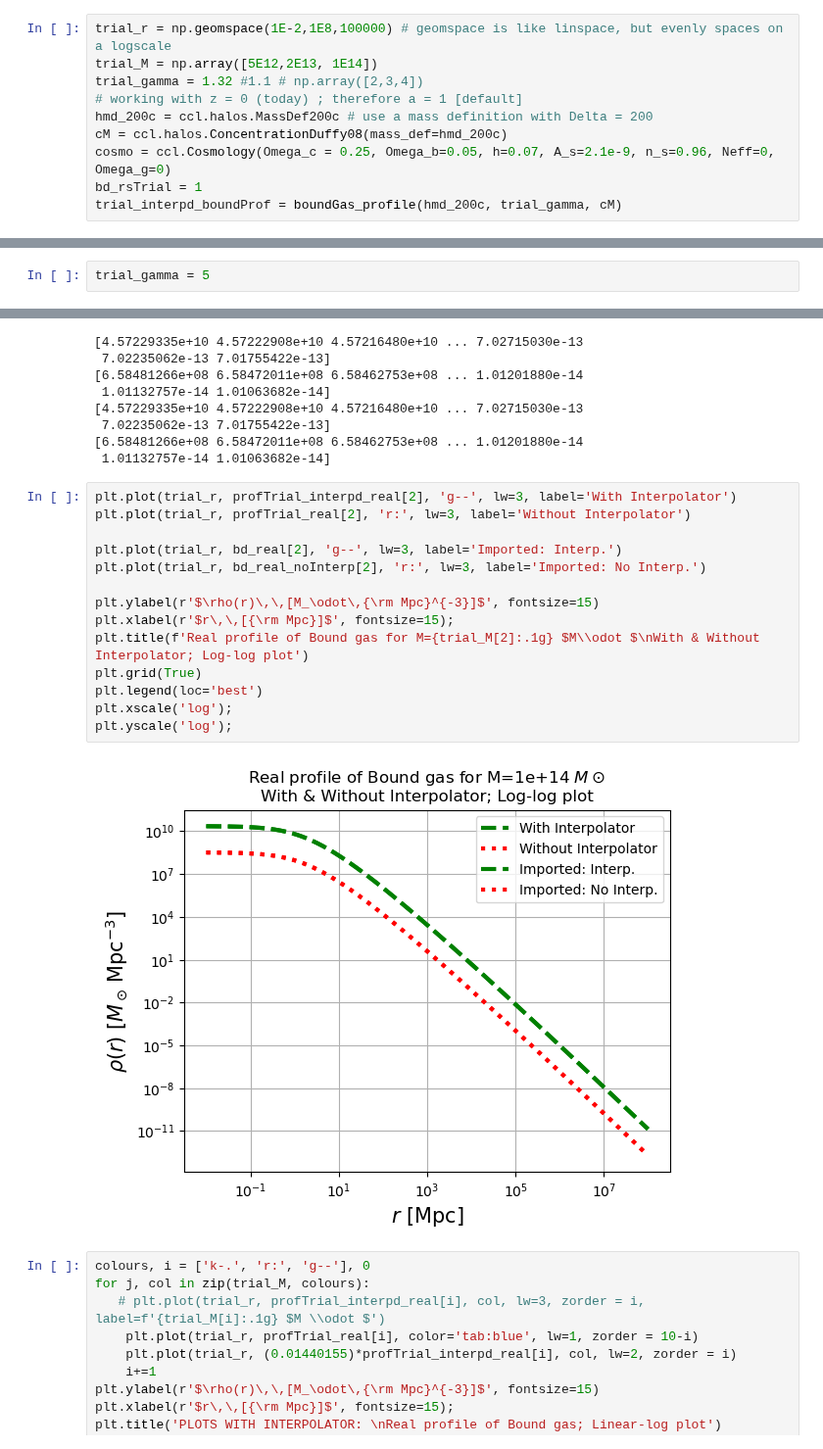
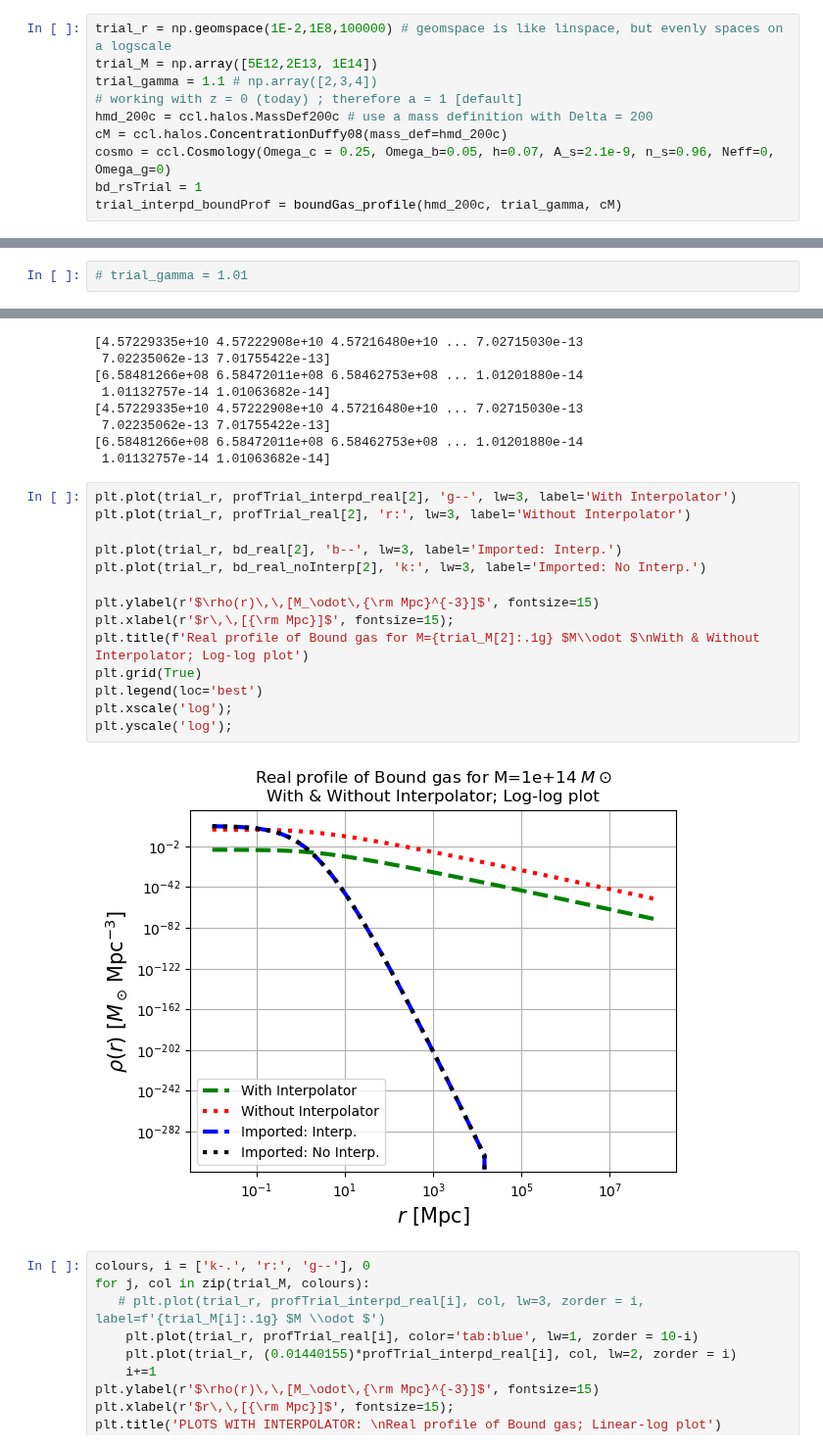
Before and after one commit to Catherine-Lambe/Oxford-Internship-Practices, a Jupyter notebook: ClassCreations_boundGasProfile_080724.ipynb, the cells around one changed output, grey strips where cells are left out. Shown at 98% size. Cells and saved outputs as stored; diff of their text form.

```diff
--- a/ClassCreations_boundGasProfile_080724.ipynb
+++ b/ClassCreations_boundGasProfile_080724.ipynb
@@ -173,7 +174,7 @@ Characteristic scale $r_s$ should be ~ 1 Mpc (so leave as = 1), and gamma $\Gamm
 # %%
 trial_r = np.geomspace(1E-2,1E8,100000) # geomspace is like linspace, but evenly spaces on a logscale
 trial_M = np.array([5E12,2E13, 1E14])
-trial_gamma = 1.32 #1.1 # np.array([2,3,4])
+trial_gamma = 1.1 # np.array([2,3,4])
 # working with z = 0 (today) ; therefore a = 1 [default]
 hmd_200c = ccl.halos.MassDef200c # use a mass definition with Delta = 200
 cM = ccl.halos.ConcentrationDuffy08(mass_def=hmd_200c)
@@ -520,7 +526,7 @@ BCMprofiles.__all__
  'CombinedStellarGasProfile',
  'CombinedAllBCMProfile')
 # %%
-trial_gamma = 5
+# trial_gamma = 1.01
 # %%
 bd_profile = BCMprofiles.BoundGasProfile(cosmo, hmd_200c, cM, trial_gamma)
 bd_profile_false = BCMprofiles.BoundGasProfile(cosmo, hmd_200c, cM, trial_gamma, fourier_analytic=False)
@@ -612,19 +697,19 @@ print(profTrial_real[0])
 # %%
 plt.plot(trial_r, profTrial_interpd_real[2], 'g--', lw=3, label='With Interpolator')
 plt.plot(trial_r, profTrial_real[2], 'r:', lw=3, label='Without Interpolator')
 
-plt.plot(trial_r, bd_real[2], 'g--', lw=3, label='Imported: Interp.')
-plt.plot(trial_r, bd_real_noInterp[2], 'r:', lw=3, label='Imported: No Interp.')
+plt.plot(trial_r, bd_real[2], 'b--', lw=3, label='Imported: Interp.')
+plt.plot(trial_r, bd_real_noInterp[2], 'k:', lw=3, label='Imported: No Interp.')
 
 plt.ylabel(r'$\rho(r)\,\,[M_\odot\,{\rm Mpc}^{-3}]$', fontsize=15)
 plt.xlabel(r'$r\,\,[{\rm Mpc}]$', fontsize=15);
 plt.title(f'Real profile of Bound gas for M={trial_M[2]:.1g} $M\\odot $\nWith & Without Interpolator; Log-log plot')
 plt.grid(True)
 plt.legend(loc='best')
 plt.xscale('log');
 plt.yscale('log');
 # %% [output]
-[figure, old version]
+[figure, new version]
 # %%
 colours, i = ['k-.', 'r:', 'g--'], 0
 for j, col in zip(trial_M, colours):
```
Also changed, not shown: parts of 14 cells of this notebook.
